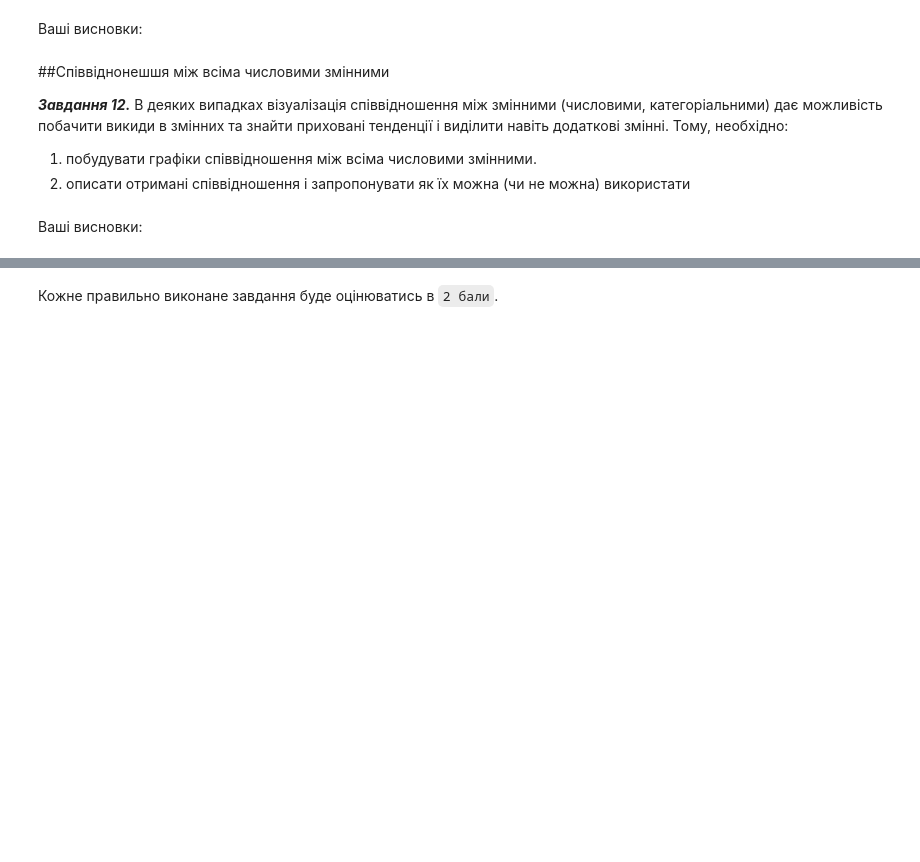
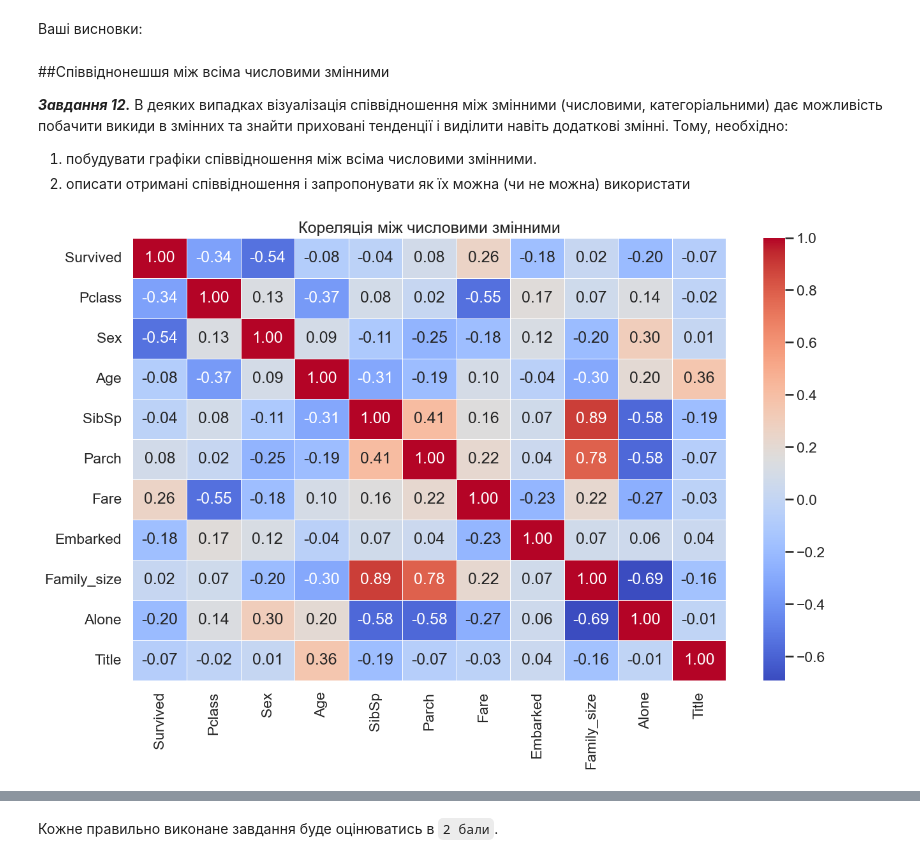
Before and after one commit to newiide/AI_LABS, a Jupyter notebook: lab3/Task3_basic_ai_ad.ipynb, the cells around one changed output, grey strips where cells are left out. Saved outputs shown, nothing was run; the diff lists cells and outputs as text; code cells hidden in the pictures; blank space fills up the shorter version.

```diff
--- a/lab3/Task3_basic_ai_ad.ipynb
+++ b/lab3/Task3_basic_ai_ad.ipynb
@@ -261,2 +371,10 @@ TypeError: bar() missing 1 required positional argument: 'height'
-# %% [markdown]
-Ваші висновки:
+# %%
+numerical_columns = ["Survived", "Pclass", "Sex", "Age", "SibSp", "Parch", "Fare", "Embarked", "Family_size", "Alone", "Title"]
+correlation_matrix = dataset[numerical_columns].corr()
+
+plt.figure(figsize=(15, 9))
+sns.heatmap(correlation_matrix, annot=True, cmap="coolwarm", fmt=".2f", linewidths=0.5)
+plt.title("Кореляція між числовими змінними")
+plt.show()
+# %% [output]
+[figure, added]
```
Also changed, not shown: parts of 14 cells of this notebook.
